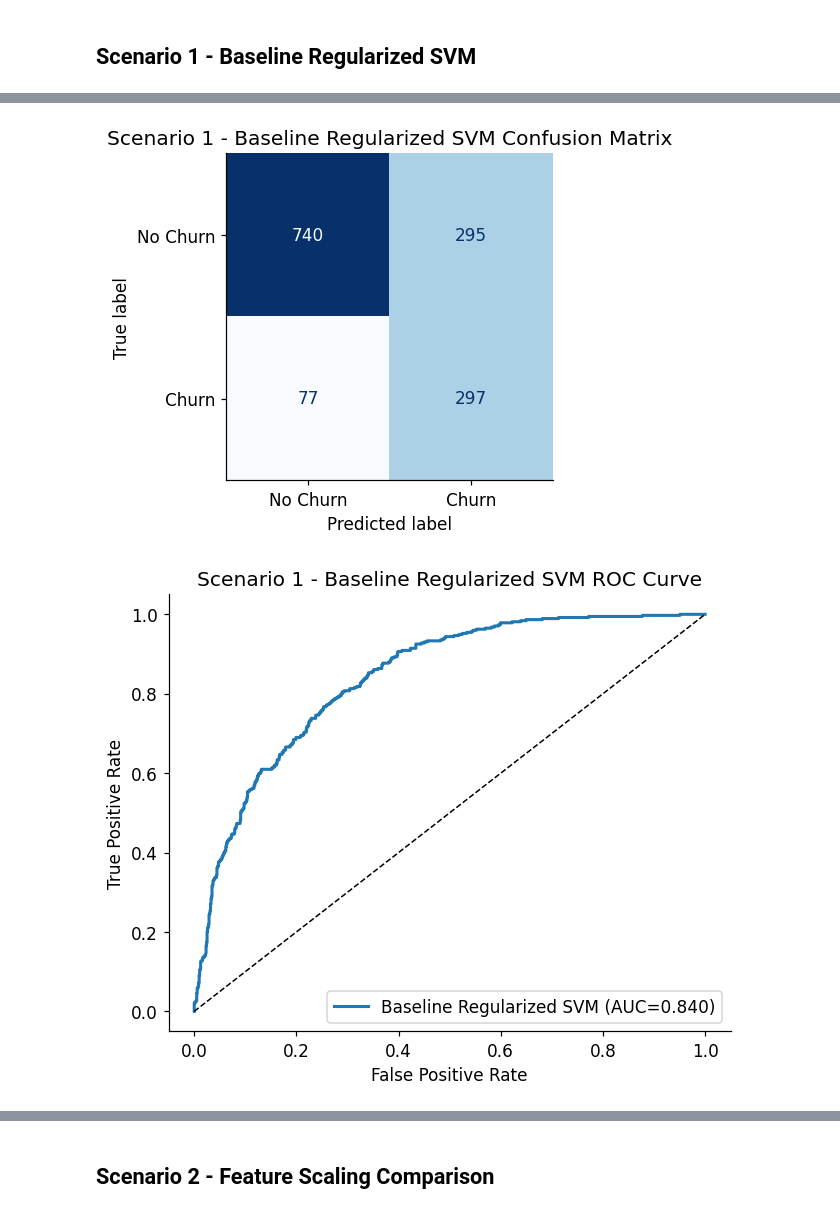
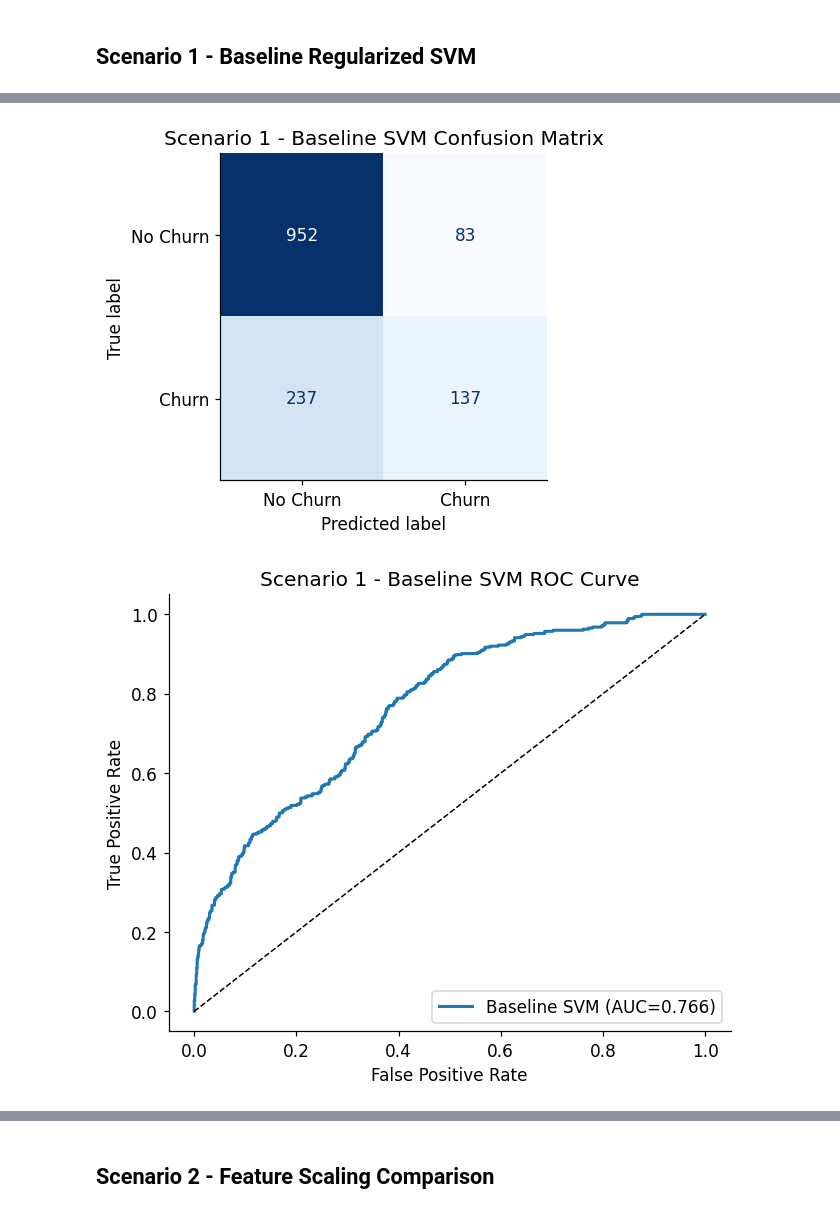
Before and after one commit to lemodoescoding/fp-ml-2026, a Jupyter notebook: svm.ipynb, the cells around one changed output, grey strips where cells are left out. Saved outputs shown, nothing was run; the diff lists cells and outputs as text; code cells hidden in the pictures.

```diff
--- a/svm.ipynb
+++ b/svm.ipynb
@@ -166,31 +178,34 @@ Number of encoded features: 30
 # %% [markdown]
 ## 3. Helper Functions
 # %%
-REGULARIZED_SVM_PARAMS = {
-    "C": 1.0,
-    "class_weight": "balanced",
-    "dual": False,
-    "max_iter": 10000,
+SVM_SHARED_PARAMS = {
+    "class_weight": {0: 1.0, 1: 1.5},
+    "gamma": "scale",
+    "cache_size": 1000,
+    # -1 allows libsvm to continue until convergence.
+    "max_iter": -1,
 }
 
+print("Shared SVM parameters:")
+print(SVM_SHARED_PARAMS)
 
-def get_metrics(y_true, y_pred, y_prob):
+def get_metrics(y_true, y_pred, y_score):
     return {
         "Accuracy": accuracy_score(y_true, y_pred),
         "Precision": precision_score(y_true, y_pred, zero_division=0),
         "Recall": recall_score(y_true, y_pred, zero_division=0),
         "F1-Score": f1_score(y_true, y_pred, zero_division=0),
-        "ROC-AUC": roc_auc_score(y_true, y_prob),
+        "ROC-AUC": roc_auc_score(y_true, y_score),
     }
 
 
 def run_svm(X_tr, X_te, y_tr, y_te, **kwargs):
     model_params = {
-        **REGULARIZED_SVM_PARAMS,
+        **SVM_SHARED_PARAMS,
         **kwargs,
     }
 
-    model = LinearSVC(
+    model = SVC(
         random_state=42,
         **model_params,
     )
@@ -204,7 +219,7 @@ def run_svm(X_tr, X_te, y_tr, y_te, **kwargs):
         "model": model,
         "train_accuracy": accuracy_score(y_tr, train_pred),
         "y_pred": test_pred,
-        "y_prob": test_score,
+        "y_score": test_score,
         "metrics": get_metrics(y_te, test_pred, test_score),
     }
 
@@ -267,7 +282,12 @@ def plot_confusion(y_true, y_pred, title):
     )
 
     fig, ax = plt.subplots(figsize=(4.5, 4))
-    display.plot(ax=ax, colorbar=False, cmap="Blues", values_format="d")
+    display.plot(
+        ax=ax,
+        colorbar=False,
+        cmap="Blues",
+        values_format="d",
+    )
     ax.set_title(title)
     plt.tight_layout()
     plt.show()
@@ -293,5 +313,5 @@ def plot_roc(roc_data, title):
     plt.show()
 
 
-print("Helper functions defined for SVM")
+print("Helper functions defined")
 # %% [output]
@@ -304,6 +326,7 @@ baseline_result = run_svm(
     X_test,
     y_train,
     y_test,
+    kernel="rbf",
     C=1.0,
 )
 
@@ -338,24 +361,24 @@ weighted avg       0.80      0.74      0.75      1409
 # %%
 plot_confusion(
     y_test,
     baseline_result["y_pred"],
-    "Scenario 1 - Baseline Regularized SVM Confusion Matrix",
+    "Scenario 1 - Baseline SVM Confusion Matrix",
 )
 
 baseline_fpr, baseline_tpr, _ = roc_curve(
     y_test,
-    baseline_result["y_prob"],
+    baseline_result["y_score"],
 )
 plot_roc(
     {
-        "Baseline Regularized SVM": (
+        "Baseline SVM": (
             baseline_fpr,
             baseline_tpr,
             baseline_result["metrics"]["ROC-AUC"],
         )
     },
-    "Scenario 1 - Baseline Regularized SVM ROC Curve",
+    "Scenario 1 - Baseline SVM ROC Curve",
 )
 # %% [output]
-[figure, old version]
+[figure, new version]
-[figure, old version]
+[figure, new version]
```
Also changed, not shown: parts of 18 cells of this notebook, 1 other file.
